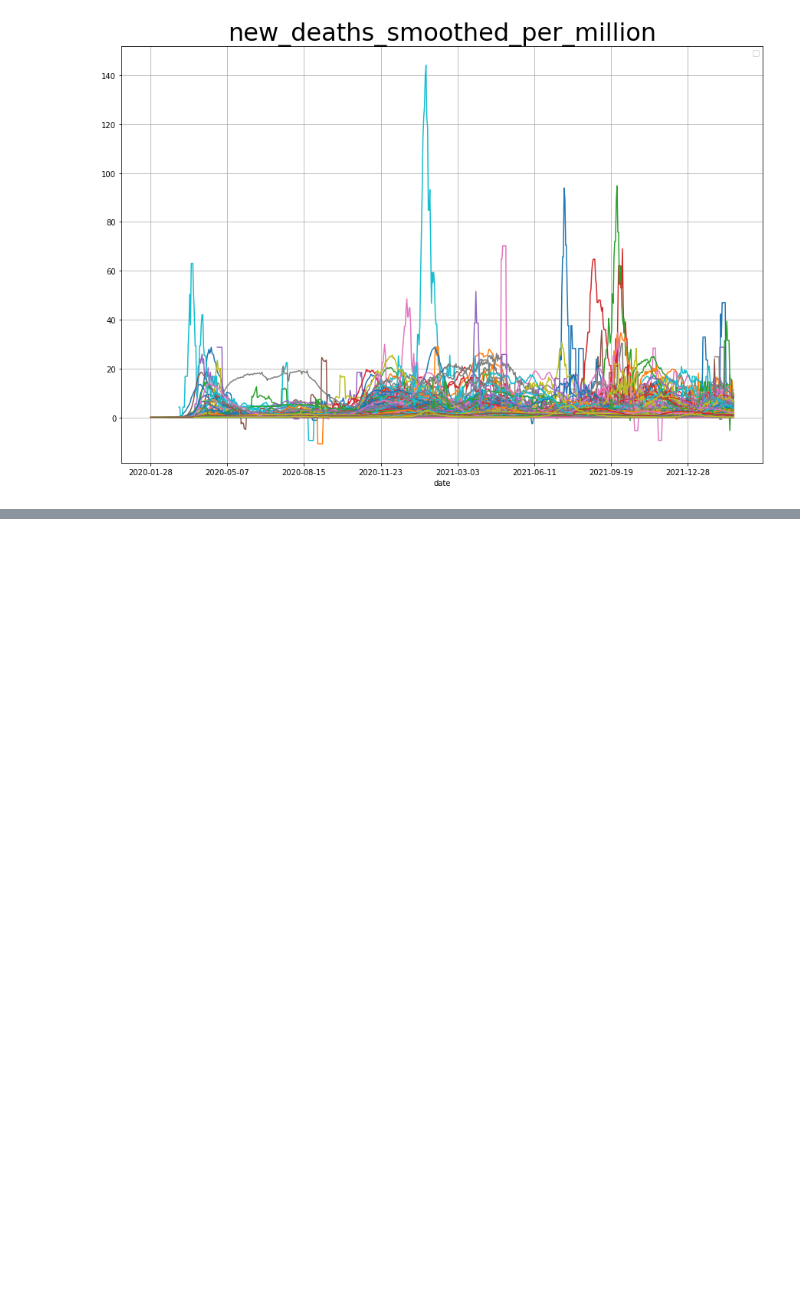
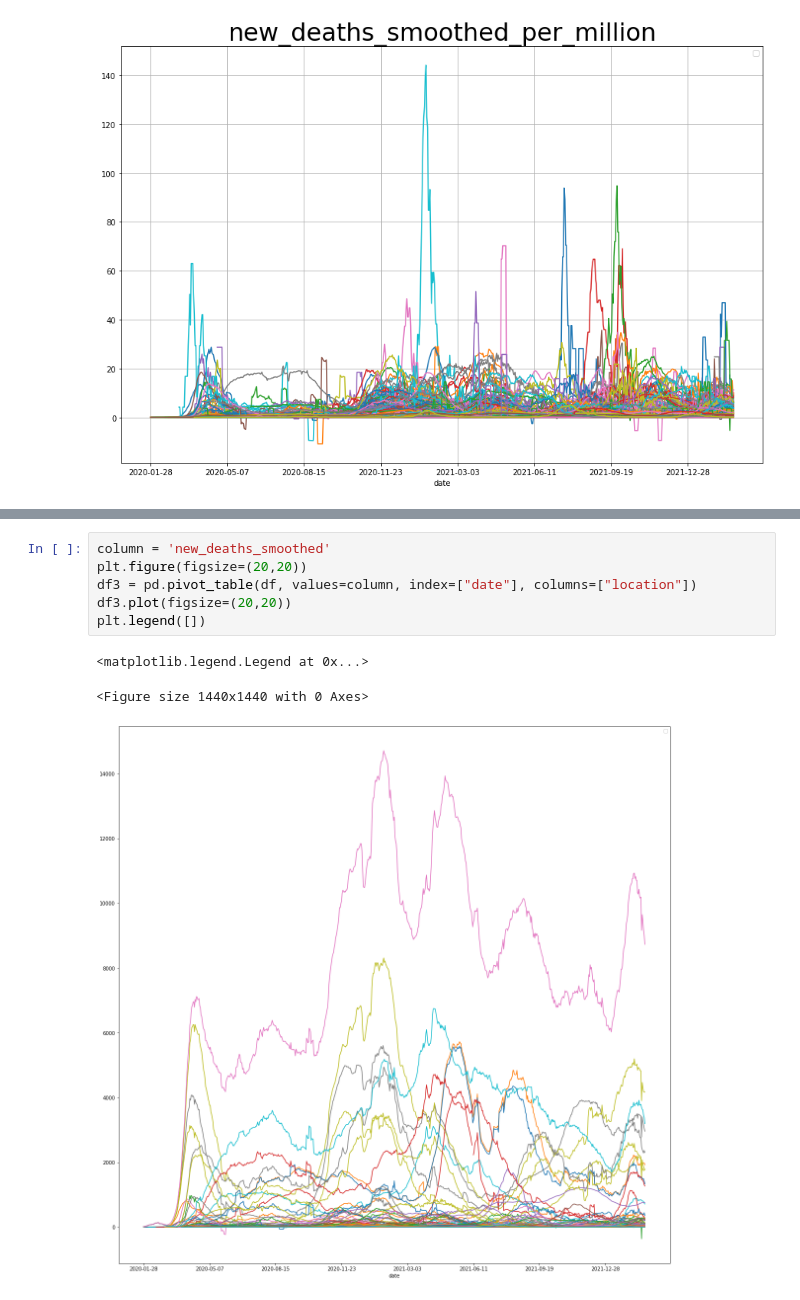
Before and after one commit to tjhickey724/cs103a, a Jupyter notebook: coviddata-full.ipynb, the cells around one changed output, grey strips where cells are left out. Cells and saved outputs as stored; diff of their text form; blank space fills up the shorter version.

```diff
--- a/coviddata-full.ipynb
+++ b/coviddata-full.ipynb
@@ -180,0 +198,10 @@ plt.legend([])
+# %%
+column = 'new_deaths_smoothed'
+plt.figure(figsize=(20,20))
+df3 = pd.pivot_table(df, values=column, index=["date"], columns=["location"])
+df3.plot(figsize=(20,20))
+plt.legend([])
+# %% [output]
+<matplotlib.legend.Legend at 0x...>
+<Figure size 1440x1440 with 0 Axes>
+[figure, added]
```
Also changed, not shown: parts of 8 cells of this notebook, 3 other files.
